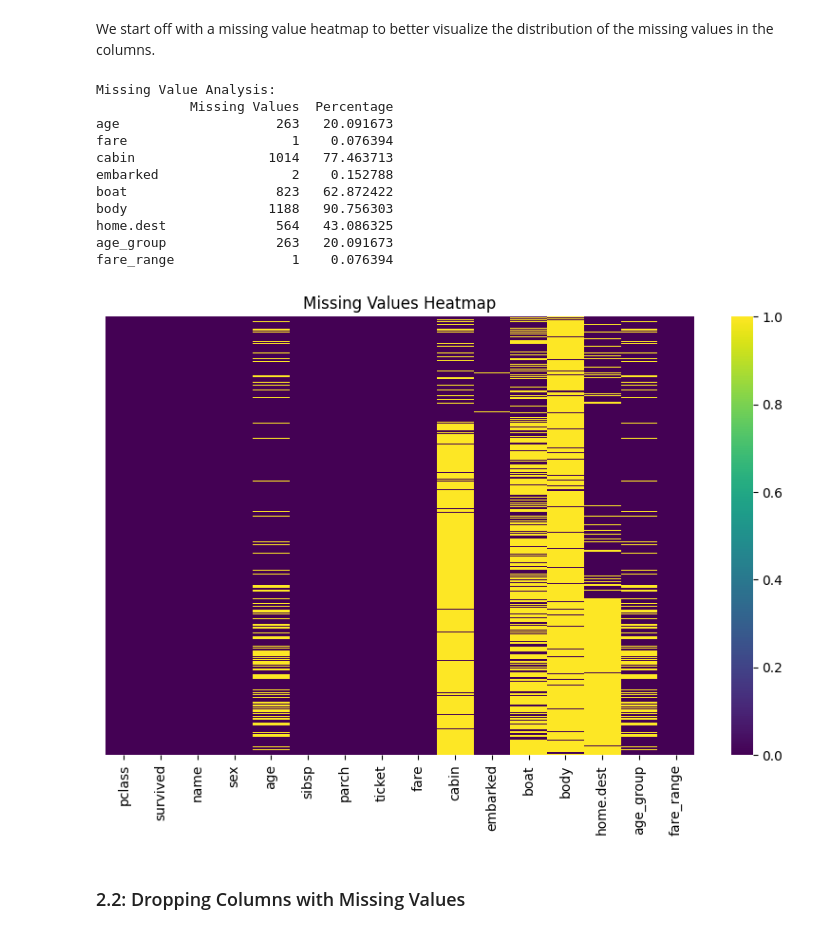
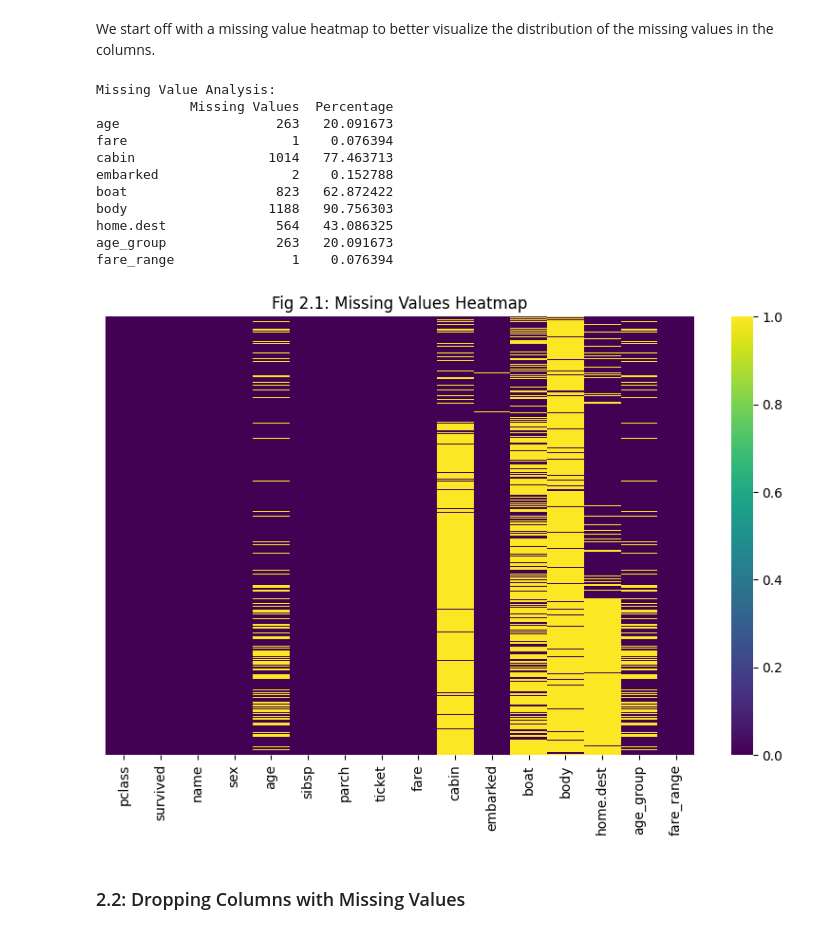
Before and after one commit to Soimanul/ML-fundamentals-2025, a Jupyter notebook: assignment_1_Vlad_Soimu[Soimu].ipynb, the cells around one changed output. Saved outputs shown, nothing was run; the diff lists cells and outputs as text; code cells hidden in the pictures.

```diff
--- a/assignment_1_Vlad_Soimu[Soimu].ipynb
+++ b/assignment_1_Vlad_Soimu[Soimu].ipynb
@@ -363,37 +363,37 @@ The correlation matrix provides important information about the relationships be
 # %% [markdown]
 We start off with a missing value heatmap to better visualize the distribution of the missing values in the columns.
 # %%
-def analyze_missing_values(df):
+def analyze_missing_values(df, fig_num):
     missing_values = df.isnull().sum()
     missing_percentages = (missing_values / len(df)) * 100
 
     missing_info = pd.DataFrame(
         {"Missing Values": missing_values, "Percentage": missing_percentages}
     )
 
     print("Missing Value Analysis:")
     print(missing_info[missing_info["Missing Values"] > 0])
 
     plt.figure(figsize=(10, 6))
     sns.heatmap(df.isnull(), yticklabels=False, cbar=True, cmap="viridis")
-    plt.title("Missing Values Heatmap")
+    plt.title(f"Fig {fig_num}: Missing Values Heatmap")
     plt.show()
 
 
-analyze_missing_values(df)
+analyze_missing_values(df, 2.1)
 # %% [output]
 Missing Value Analysis:
             Missing Values  Percentage
 age                    263   20.091673
 fare                     1    0.076394
 cabin                 1014   77.463713
 embarked                 2    0.152788
 boat                   823   62.872422
 body                  1188   90.756303
 home.dest              564   43.086325
 age_group              263   20.091673
 fare_range               1    0.076394
-[figure, old version]
+[figure, new version]
 # %% [markdown]
 ### 2.2: Dropping Columns with Missing Values
 # %% [markdown]
```
Also changed, not shown: parts of 1 cell of this notebook, 2 other files.
